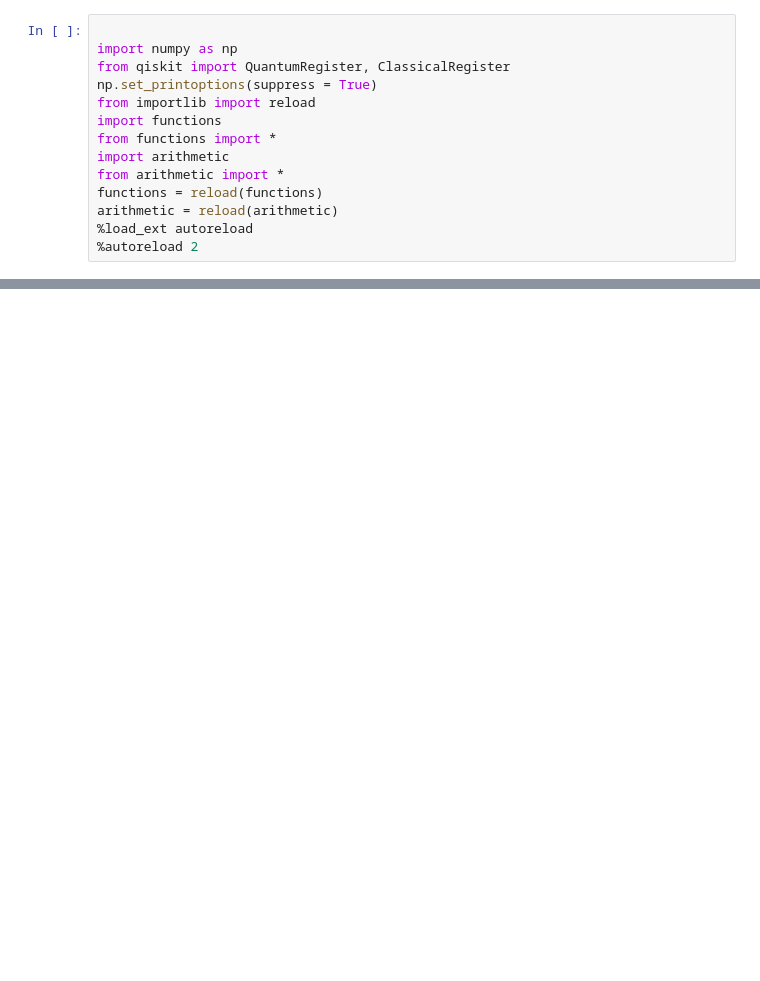
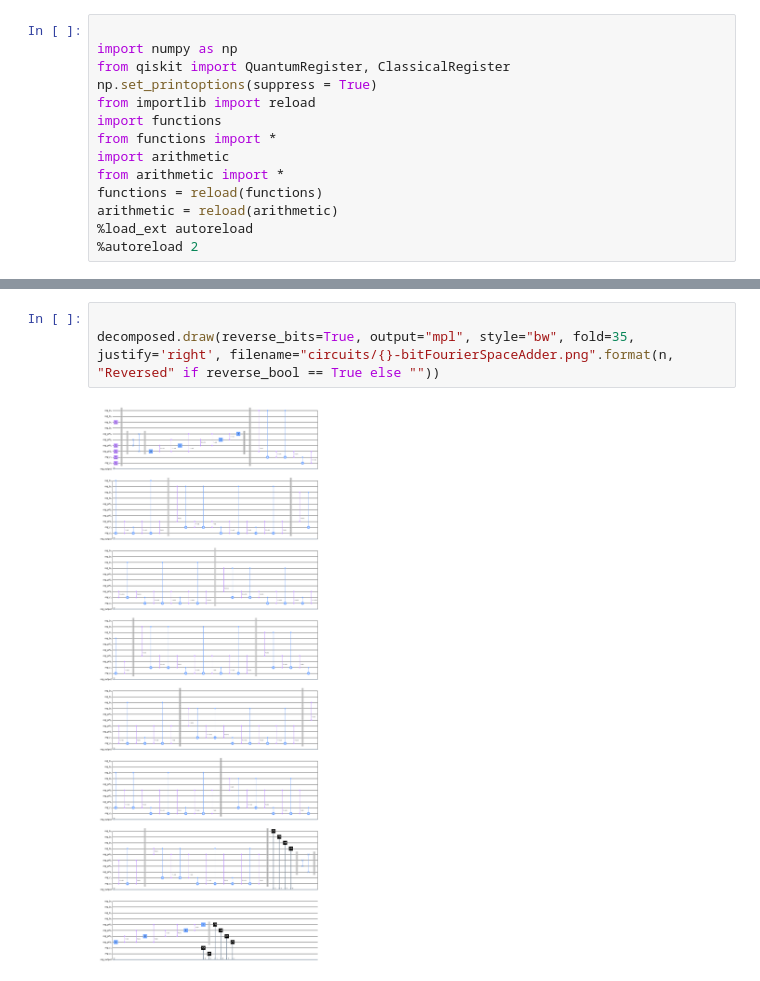
Before and after one commit to JuliuszSyrewicz/quantumFactorization, a Jupyter notebook: fourierSpaceShor.ipynb, the cells around one changed output, grey strips where cells are left out. Saved outputs shown, nothing was run; the diff lists cells and outputs as text; blank space fills up the shorter version.

```diff
--- a/fourierSpaceShor.ipynb
+++ b/fourierSpaceShor.ipynb
@@ -62,3 +59,8 @@ operations: {'measure': 6, 'u3': 5, 'barrier': 5, 'mcphase': 3, '2-bitQFT^(-1)':
+# %%
+
+decomposed.draw(reverse_bits=True, output="mpl", style="bw", fold=35, justify='right', filename="circuits/{}-bitFourierSpaceAdder.png".format(n, "Reversed" if reverse_bool == True else ""))
+# %% [output]
+[figure, added]
 # %%
 # fourier space modular addition
 reverse_bool  =False
```
Also changed, not shown: parts of 4 cells of this notebook, 2 other files.
